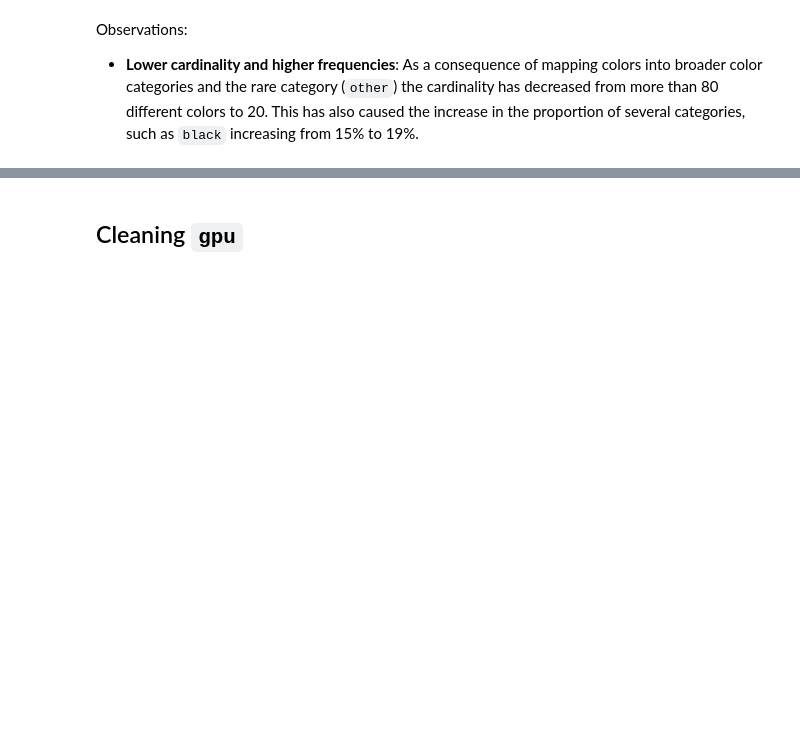
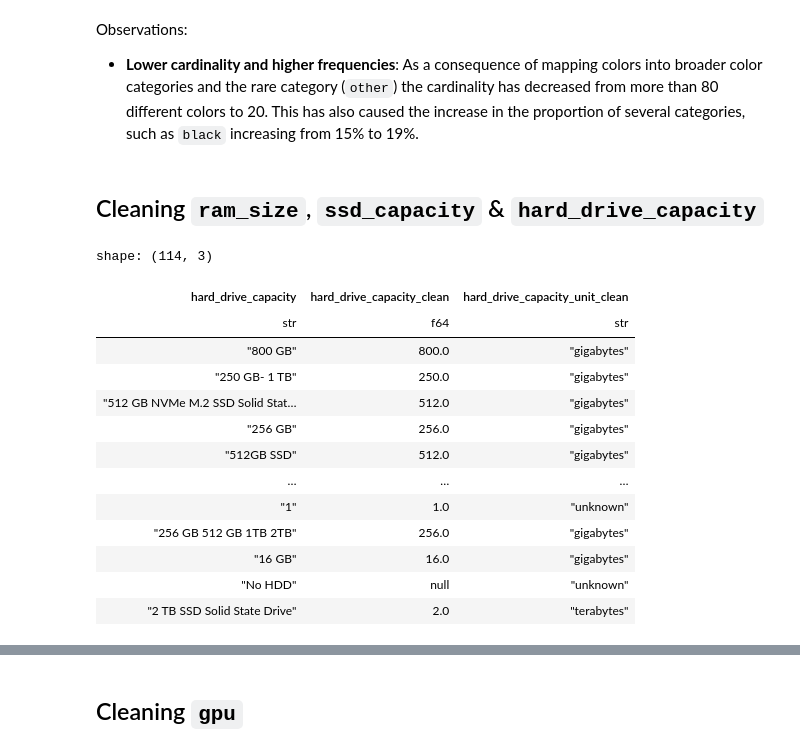
Before and after one commit to jxareas/laptop-price-catboost, a Jupyter notebook: notebooks/laptop_data_cleansing.ipynb, the cells around one changed output, grey strips where cells are left out. Drawn from its saved outputs; the diff is of its cells as text; code cells hidden in the pictures; blank space fills up the shorter version.

Commit message:
Clean `ram_size`, `ssd_capacity` and `hard_drive_capacity`

```diff
--- a/notebooks/laptop_data_cleansing.ipynb
+++ b/notebooks/laptop_data_cleansing.ipynb
@@ -1336,3 +1336,5 @@ shape: (20, 3)
 # %% [markdown]
 Observations:
 - **Lower cardinality and higher frequencies**: As a consequence of mapping colors into broader color categories and the rare category (`other`) the cardinality has decreased from more than 80 different colors to 20. This has also caused the increase in the proportion of several categories, such as `black` increasing from 15% to 19%.
+# %% [markdown]
+## Cleaning `ram_size`, `ssd_capacity` & `hard_drive_capacity`
@@ -1338,0 +1392,32 @@ Observations:
+# %%
+df = df.with_columns(
+    pl.col('hard_drive_capacity')
+    .str.to_lowercase()
+    .map_elements(function=extract_capacity_value, return_dtype=pl.Float64)
+    .alias('hard_drive_capacity_clean'),
+    pl.col('hard_drive_capacity')
+    .str.to_lowercase()
+    .map_elements(function=extract_capacity_unit, return_dtype=pl.String)
+    .alias('hard_drive_capacity_unit_clean')
+)
+
+df.select(
+    'hard_drive_capacity', 'hard_drive_capacity_clean', 'hard_drive_capacity_unit_clean'
+).unique(
+    subset='hard_drive_capacity'
+)
+# %% [output]
+shape: (114, 3)
+| hard_drive_capacity | hard_drive_capacity_clean | hard_drive_capacity_unit_clean |
+| str | f64 | str |
+| "800 GB" | 800.0 | "gigabytes" |
+| "250 GB- 1 TB" | 250.0 | "gigabytes" |
+| "512 GB NVMe M.2 SSD Solid Stat… | 512.0 | "gigabytes" |
+| "256 GB" | 256.0 | "gigabytes" |
+| "512GB SSD" | 512.0 | "gigabytes" |
+| … | … | … |
+| "1" | 1.0 | "unknown" |
+| "256 GB 512 GB 1TB 2TB" | 256.0 | "gigabytes" |
+| "16 GB" | 16.0 | "gigabytes" |
+| "No HDD" | null | "unknown" |
+| "2 TB SSD Solid State Drive" | 2.0 | "terabytes" |
```
Also changed, not shown: parts of 13 cells of this notebook, 1 other file.
